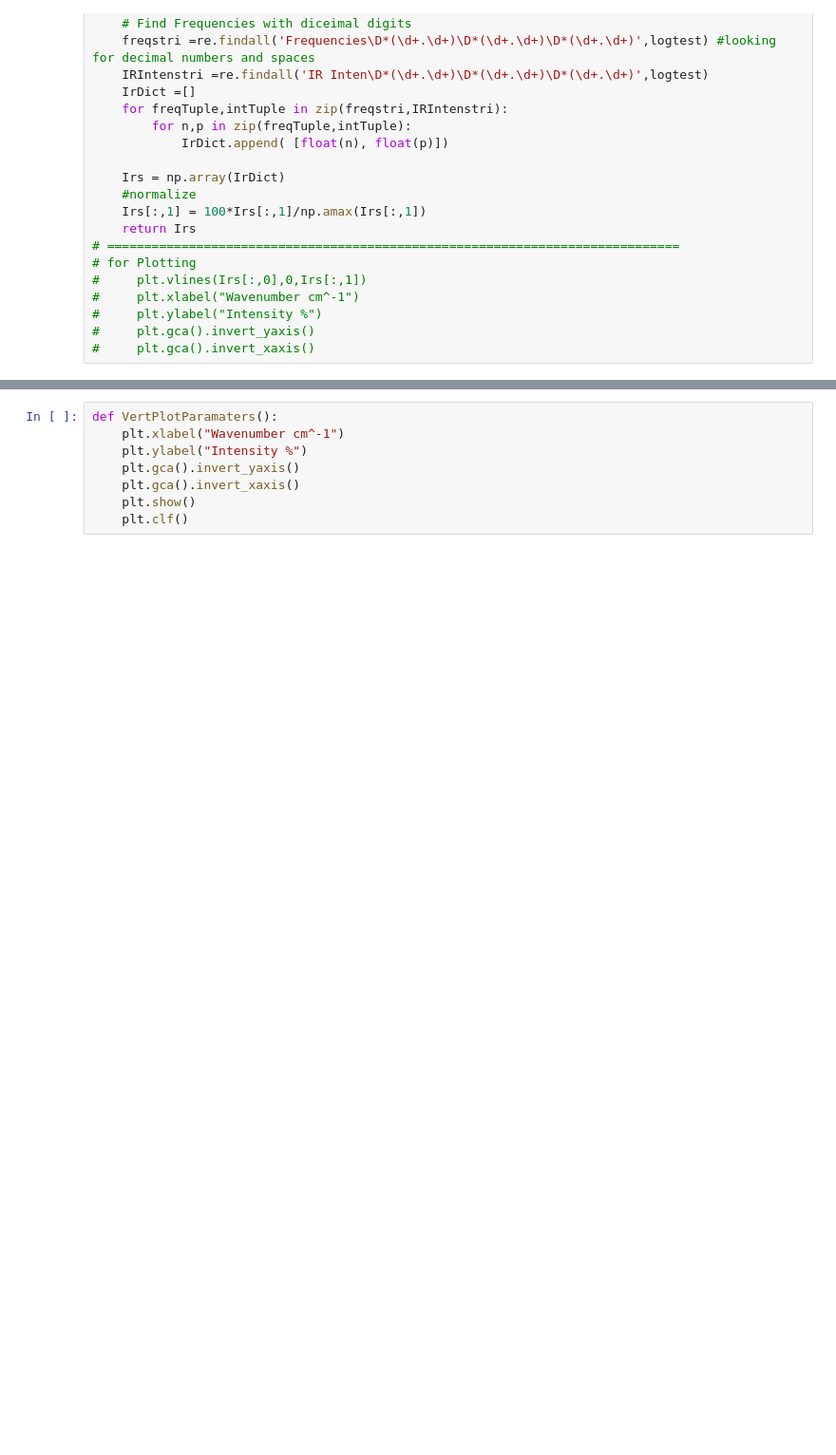
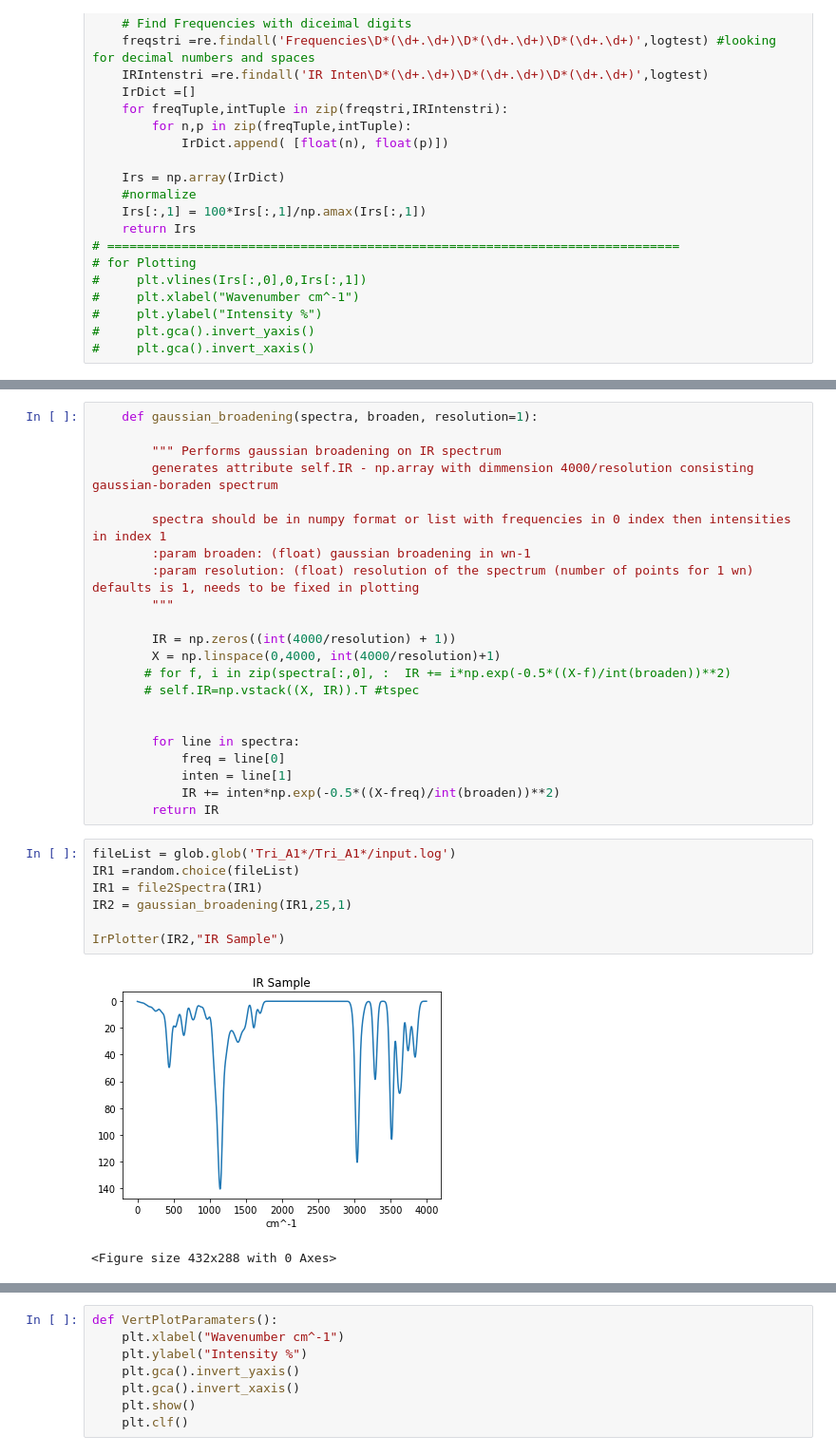
Before and after one commit to Abner-Kahan/NMFBeginning, a Jupyter notebook: glypNotebook.ipynb, the cells around one changed output, grey strips where cells are left out. Shown: that part at 95% size. Drawn from its saved outputs; the diff is of its cells as text; blank space fills up the shorter version.

```diff
--- a/glypNotebook.ipynb
+++ b/glypNotebook.ipynb
@@ -37,0 +66,32 @@ def file2Spectra(path):
+# %%
+    def gaussian_broadening(spectra, broaden, resolution=1):
+
+        """ Performs gaussian broadening on IR spectrum
+        generates attribute self.IR - np.array with dimmension 4000/resolution consisting gaussian-boraden spectrum
+
+        spectra should be in numpy format or list with frequencies in 0 index then intensities in index 1
+        :param broaden: (float) gaussian broadening in wn-1
+        :param resolution: (float) resolution of the spectrum (number of points for 1 wn) defaults is 1, needs to be fixed in plotting
+        """
+
+        IR = np.zeros((int(4000/resolution) + 1))
+        X = np.linspace(0,4000, int(4000/resolution)+1)
+       # for f, i in zip(spectra[:,0], :  IR += i*np.exp(-0.5*((X-f)/int(broaden))**2)
+       # self.IR=np.vstack((X, IR)).T #tspec
+
+
+        for line in spectra:
+            freq = line[0]
+            inten = line[1]
+            IR += inten*np.exp(-0.5*((X-freq)/int(broaden))**2)
+        return IR
+# %%
+fileList = glob.glob('Tri_A1*/Tri_A1*/input.log')
+IR1 =random.choice(fileList)
+IR1 = file2Spectra(IR1)
+IR2 = gaussian_broadening(IR1,25,1)
+
+IrPlotter(IR2,"IR Sample")
+# %% [output]
+[figure, added]
+<Figure size 432x288 with 0 Axes>
```
Also changed, not shown: parts of 10 cells of this notebook, 2 other files.
